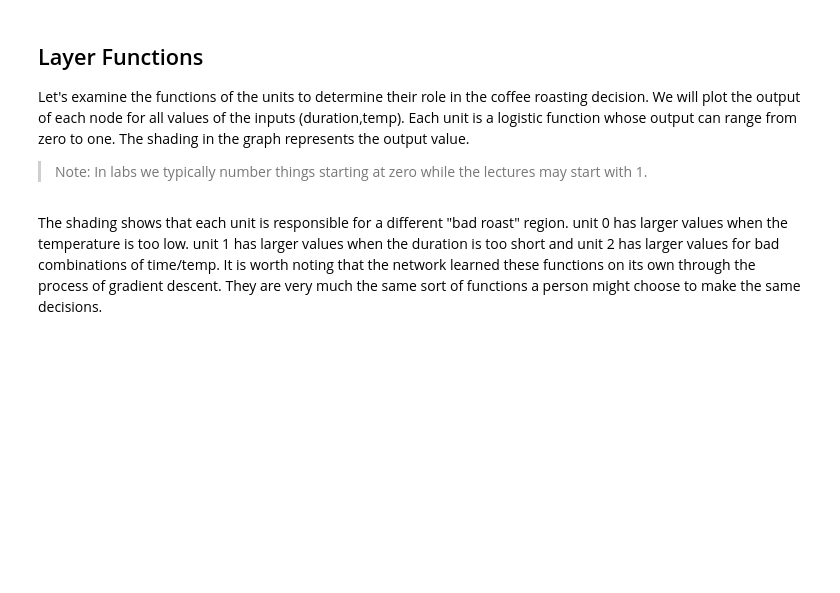
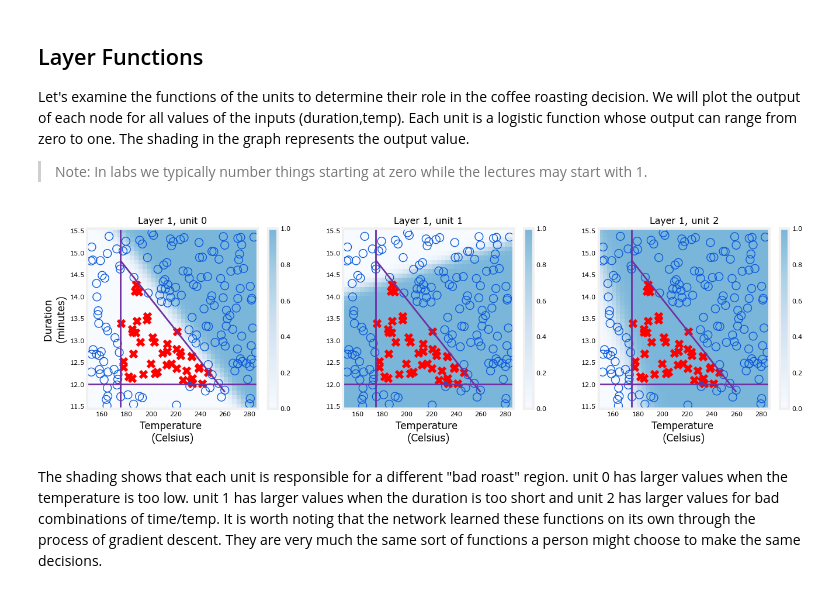
Before and after one commit to ICEY12YX/DEEP_LEARNING, a Jupyter notebook: 05_machine_learning/advanced_learning_algorithms/week01/C2_W1_Lab02_CoffeeRoasting_TF.ipynb, the cells around one changed output. Drawn from its saved outputs; the diff is of its cells as text; code cells hidden in the pictures; blank space fills up the shorter version.

```diff
--- a/05_machine_learning/advanced_learning_algorithms/week01/C2_W1_Lab02_CoffeeRoasting_TF.ipynb
+++ b/05_machine_learning/advanced_learning_algorithms/week01/C2_W1_Lab02_CoffeeRoasting_TF.ipynb
@@ -5,13 +5,22 @@ In this lab we will build a small neural network using Tensorflow.
 # %%
 import numpy as np
 import matplotlib.pyplot as plt
-plt.style.use('./deeplearning.mplstyle')
+
+plt.style.use("../../deeplearning.mplstyle")
 import tensorflow as tf
 from tensorflow.keras.models import Sequential
 from tensorflow.keras.layers import Dense
 from lab_utils_common import dlc
-from lab_coffee_utils import load_coffee_data, plt_roast, plt_prob, plt_layer, plt_network, plt_output_unit
+from lab_coffee_utils import (
+    load_coffee_data,
+    plt_roast,
+    plt_prob,
+    plt_layer,
+    plt_network,
+    plt_output_unit,
+)
 import logging
+
 logging.getLogger("tensorflow").setLevel(logging.ERROR)
 tf.autograph.set_verbosity(0)
 # %% [markdown]
@@ -56,9 +84,9 @@ tf.random.set_seed(1234)  # applied to achieve consistent results
 model = Sequential(
     [
         tf.keras.Input(shape=(2,)),
-        Dense(3, activation='sigmoid', name = 'layer1'),
-        Dense(1, activation='sigmoid', name = 'layer2')
-     ]
+        Dense(3, activation="sigmoid", name="layer1"),
+        Dense(1, activation="sigmoid", name="layer2"),
+    ]
 )
 # %% [markdown]
 >**Note 1:** The `tf.keras.Input(shape=(2,)),` specifies the expected shape of the input. This allows Tensorflow to size the weights and bias parameters at this point.  This is useful when exploring Tensorflow models. This statement can be omitted in practice and Tensorflow will size the network parameters when the input data is specified in the `model.fit` statement.
@@ -88,11 +140,12 @@ The following statements will be described in detail in Week2. For now:
 - The `model.fit` statement runs gradient descent and fits the weights to the data.
 # %%
 model.compile(
-    loss = tf.keras.losses.BinaryCrossentropy(),
-    optimizer = tf.keras.optimizers.Adam(learning_rate=0.01),
+    loss=tf.keras.losses.BinaryCrossentropy(),
+    optimizer=tf.keras.optimizers.Adam(learning_rate=0.01),
 )
 
 model.fit(
-    Xt,Yt,
+    Xt,
+    Yt,
     epochs=10,
 )
@@ -180,7 +286,17 @@ print(f"decisions = \n{yhat}")
 Let's examine the functions of the units to determine their role in the coffee roasting decision. We will plot the output of each node for all values of the inputs (duration,temp). Each unit is a logistic function whose output can range from zero to one. The shading in the graph represents the output value.
 > Note: In labs we typically number things starting at zero while the lectures may start with 1.
 # %%
-plt_layer(X,Y.reshape(-1,),W1,b1,norm_l)
+plt_layer(
+    X,
+    Y.reshape(
+        -1,
+    ),
+    W1,
+    b1,
+    norm_l,
+)
+# %% [output]
+[figure, added]
 # %% [markdown]
 The shading shows that each unit is responsible for a different "bad roast" region. unit 0 has larger values when the temperature is too low. unit 1 has larger values when the duration is too short and unit 2 has larger values for bad combinations of time/temp. It is worth noting that the network learned these functions on its own through the process of gradient descent. They are very much the same sort of functions a person might choose to make the same decisions.
 # %% [markdown]
```
Also changed, not shown: parts of 16 cells of this notebook, 29 other files.
